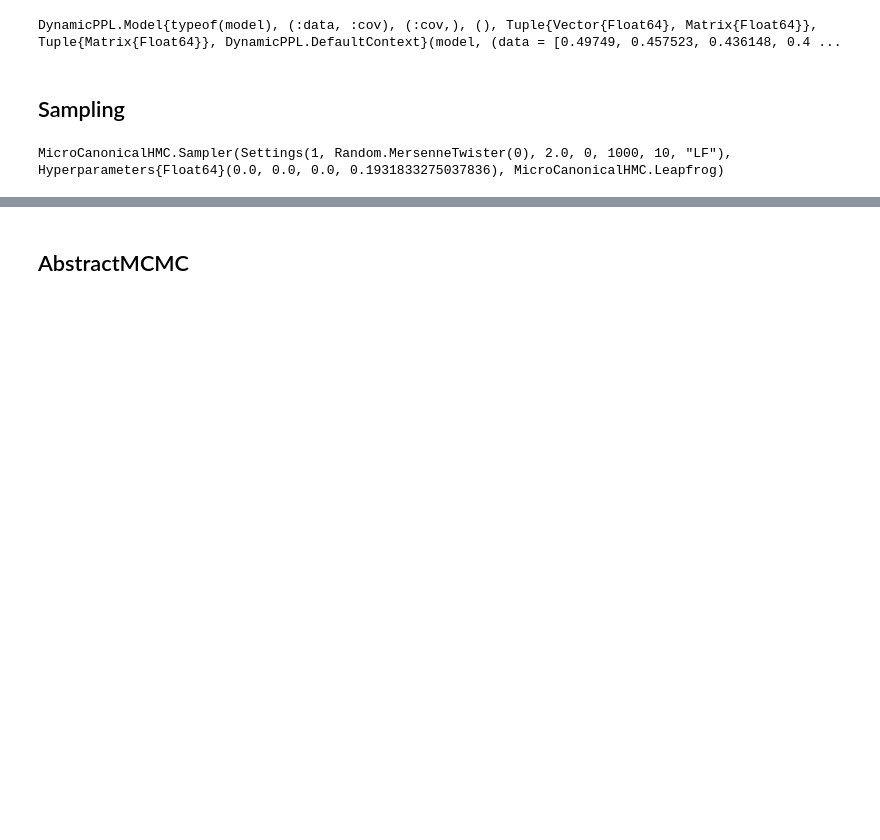
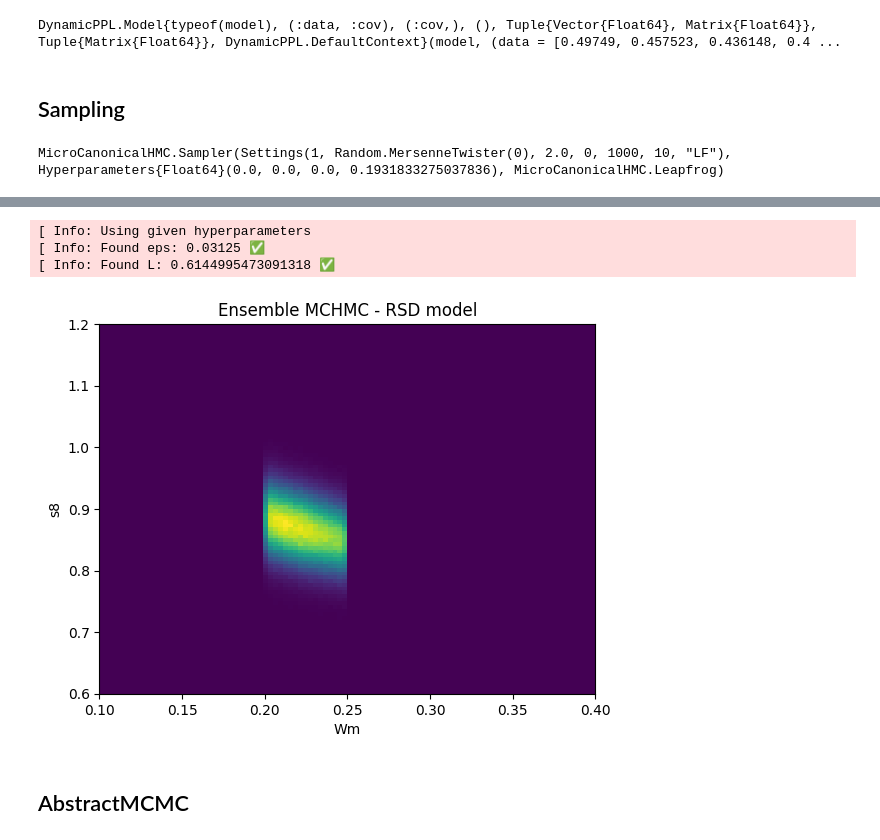
Before and after one commit to JaimeRZP/CMBLensing_MicroCanonicalHMC.jl, a Jupyter notebook: Lab_Turing.ipynb, the cells around one changed output, grey strips where cells are left out. Saved outputs shown, nothing was run; the diff lists cells and outputs as text; code cells hidden in the pictures; blank space fills up the shorter version.

```diff
--- a/Lab_Turing.ipynb
+++ b/Lab_Turing.ipynb
@@ -145,3 +128,21 @@ plt.title("MCHMC - RSD model - eps = 0.001 --> var[E]~0.00003");
+# %%
+samples_ensemble_mchmc = Sample(e_spl, target, 10000, 1000;
+   monitor_energy=true,
+   dialog=true);
+# %% [output]
+[ Info: Using given hyperparameters
+[ Info: Found eps: 0.03125 ✅
+[ Info: Found L: 0.6144995473091318 ✅
+# %%
+Wms_ensemble_mchmc = [sample[1] for sample in samples_ensemble_mchmc]
+s8s_ensemble_mchmc = [sample[2] for sample in samples_ensemble_mchmc];
+# %%
+plt.hist2d(Wms_ensemble_mchmc, s8s_ensemble_mchmc, bins=100, range=[[0.1, 0.4],[0.6, 1.2]]);
+plt.xlabel("Wm")
+plt.ylabel("s8")
+plt.title("Ensemble MCHMC - RSD model");
+# %% [output]
+[figure, added]
 # %% [markdown]
 ## AbstractMCMC
 # %%
```
Also changed, not shown: parts of 28 cells of this notebook, 2 other files.
